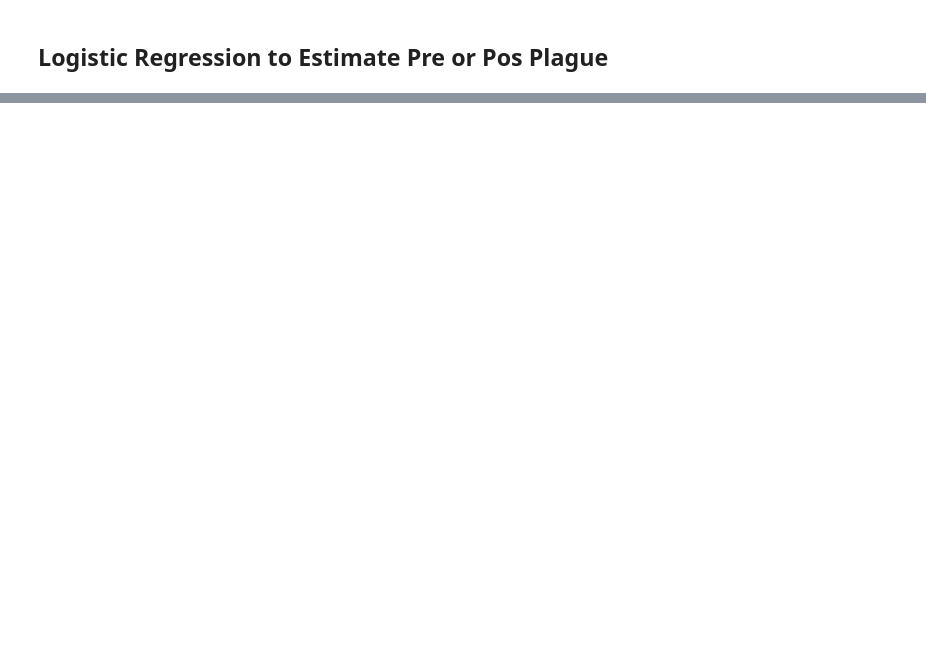
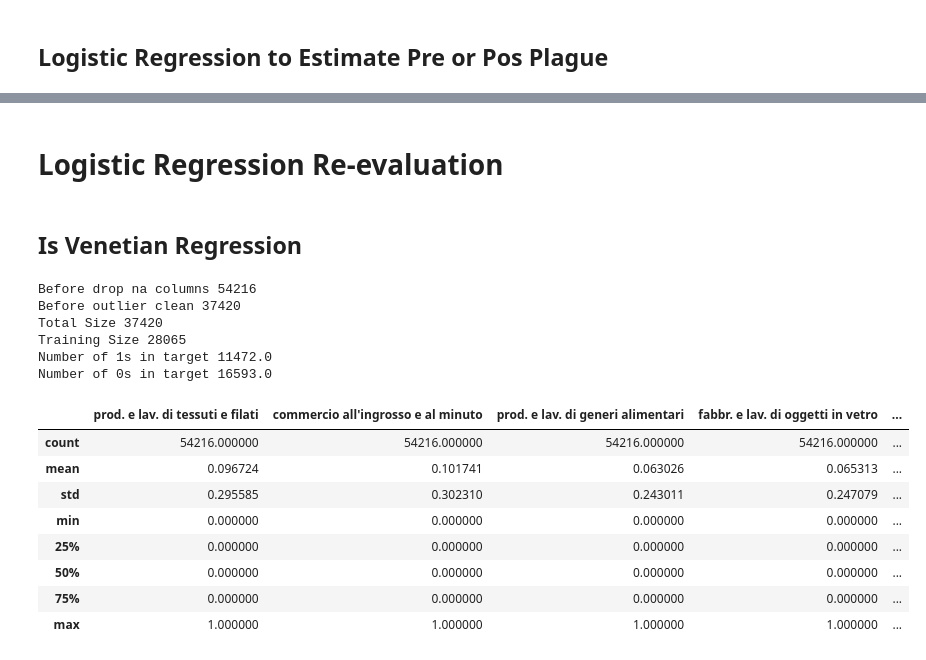
Before and after one commit to AlricRahl/Garzoni-Dataset-Exploration, a Jupyter notebook: src/Progress Notebook.ipynb, the cells around one changed output, grey strips where cells are left out. Cells and saved outputs as stored; diff of their text form; code cells hidden in the pictures; blank space fills up the shorter version.

Commit message:
Added a temporary debugging section for the logistic Regression to the end

```diff
--- a/src/Progress Notebook.ipynb
+++ b/src/Progress Notebook.ipynb
@@ -1362,2 +1402,52 @@ Optimization terminated successfully.
 [figure]
 [figure]
+# %% [markdown]
+# Logistic Regression Re-evaluation #
+# %% [markdown]
+## Is Venetian Regression ##
+# %%
+# Load the table
+df = clnt.loadPickle("../data/pickles/table_of_all.pkl")
+df = dummyLabels(df, other=True)
+
+# Create regression object
+columns_needed = [
+    'Total Payment Received', 'Apprentice Male', 'S', 'T',
+    'P','Apprentice Age', 'Has BoContract', 'Quondam1',
+    'Has Flee', 'Has Single Salary', 'Has Master Paying Salary',
+    'Has Whole Period', 'Has Ducati', 'Contract Date', "From Venezia",
+    "prod. e lav. di tessuti e filati",
+    "commercio all'ingrosso e al minuto",
+    "prod. e lav. di generi alimentari",
+    "fabbr. e lav. di oggetti in vetro",
+    "prod. di calzature",
+    "lav. di metalli comuni",
+    "Other Label"
+]
+reg = lg.myRegressor(column_list=columns_needed)
+reg.loadData(df, "From Venezia", outlier_list=[])
+# %% [output]
+Before drop na columns 54216
+Before outlier clean 37420
+Total Size 37420
+Training Size 28065
+Number of 1s in target 11472.0
+Number of 0s in target 16593.0
+# %%
+df[["prod. e lav. di tessuti e filati",
+    "commercio all'ingrosso e al minuto",
+    "prod. e lav. di generi alimentari",
+    "fabbr. e lav. di oggetti in vetro",
+    "prod. di calzature",
+    "lav. di metalli comuni",
+    "Other Label"]].describe()
+# %% [output]
+|  | prod. e lav. di tessuti e filati | commercio all'ingrosso e al minuto | prod. e lav. di generi alimentari | fabbr. e lav. di oggetti in vetro | ... |
+| count | 54216.000000 | 54216.000000 | 54216.000000 | 54216.000000 | ... |
+| mean | 0.096724 | 0.101741 | 0.063026 | 0.065313 | ... |
+| std | 0.295585 | 0.302310 | 0.243011 | 0.247079 | ... |
+| min | 0.000000 | 0.000000 | 0.000000 | 0.000000 | ... |
+| 25% | 0.000000 | 0.000000 | 0.000000 | 0.000000 | ... |
+| 50% | 0.000000 | 0.000000 | 0.000000 | 0.000000 | ... |
+| 75% | 0.000000 | 0.000000 | 0.000000 | 0.000000 | ... |
+| max | 1.000000 | 1.000000 | 1.000000 | 1.000000 | ... |
```
Also changed, not shown: parts of 11 cells of this notebook.
